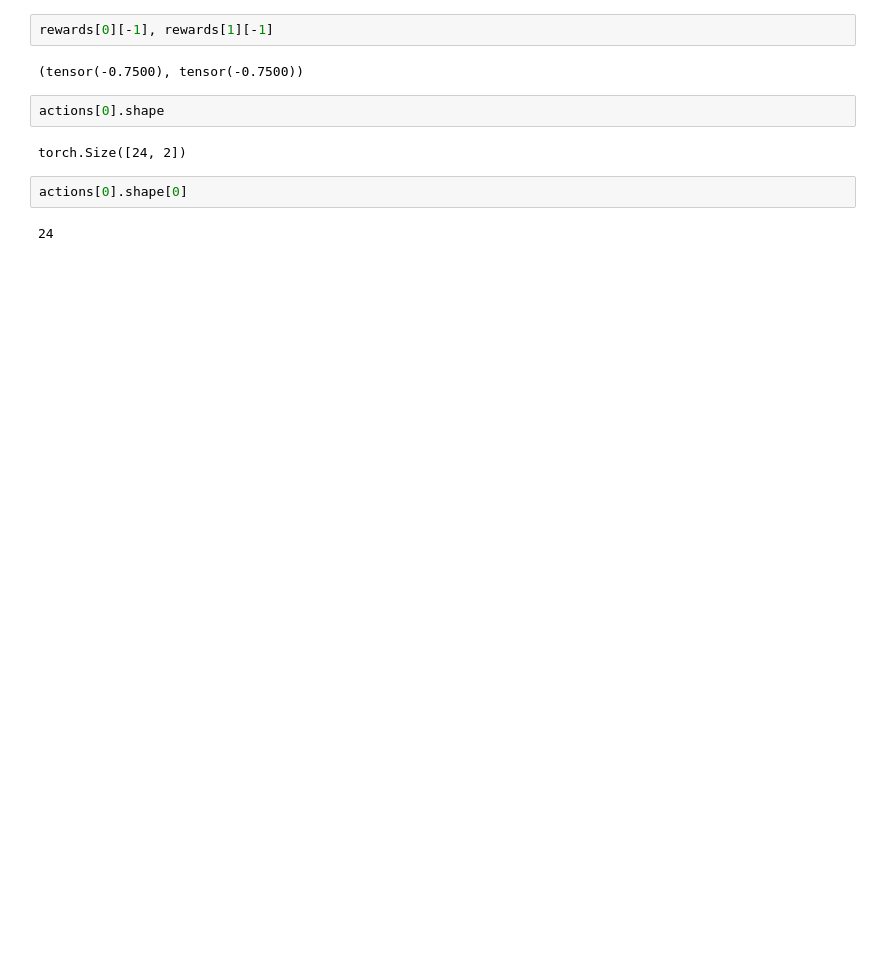
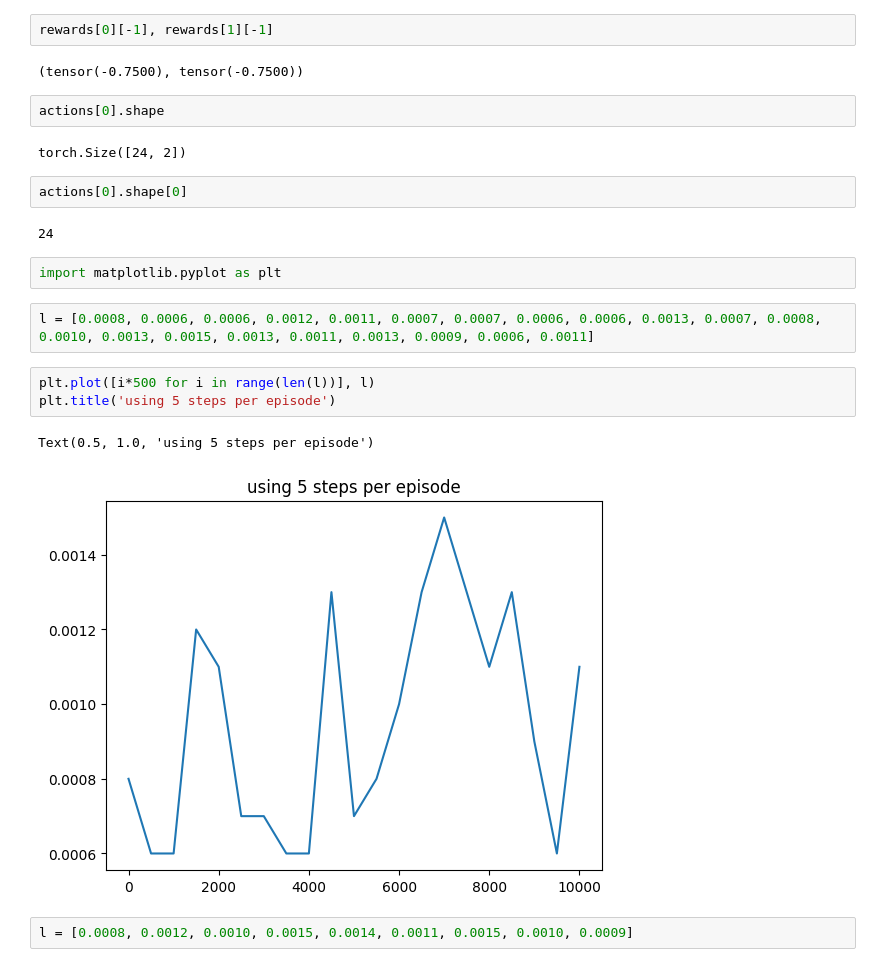
Before and after one commit to BKairat/multi_robot_navigation, a Jupyter notebook: dev.ipynb, the cells around one changed output. Saved outputs shown, nothing was run; the diff lists cells and outputs as text; blank space fills up the shorter version.

```diff
--- a/dev.ipynb
+++ b/dev.ipynb
@@ -1019,3 +1019,15 @@ torch.Size([24, 2])
 actions[0].shape[0]
 # %% [output]
 24
+# %%
+import matplotlib.pyplot as plt
+# %%
+l = [0.0008, 0.0006, 0.0006, 0.0012, 0.0011, 0.0007, 0.0007, 0.0006, 0.0006, 0.0013, 0.0007, 0.0008, 0.0010, 0.0013, 0.0015, 0.0013, 0.0011, 0.0013, 0.0009, 0.0006, 0.0011]
+# %%
+plt.plot([i*500 for i in range(len(l))], l)
+plt.title('using 5 steps per episode')
+# %% [output]
+Text(0.5, 1.0, 'using 5 steps per episode')
+[figure, added]
+# %%
+l = [0.0008, 0.0012, 0.0010, 0.0015, 0.0014, 0.0011, 0.0015, 0.0010, 0.0009]
```
Also changed, not shown: parts of 1 cell of this notebook, 29 other files.
